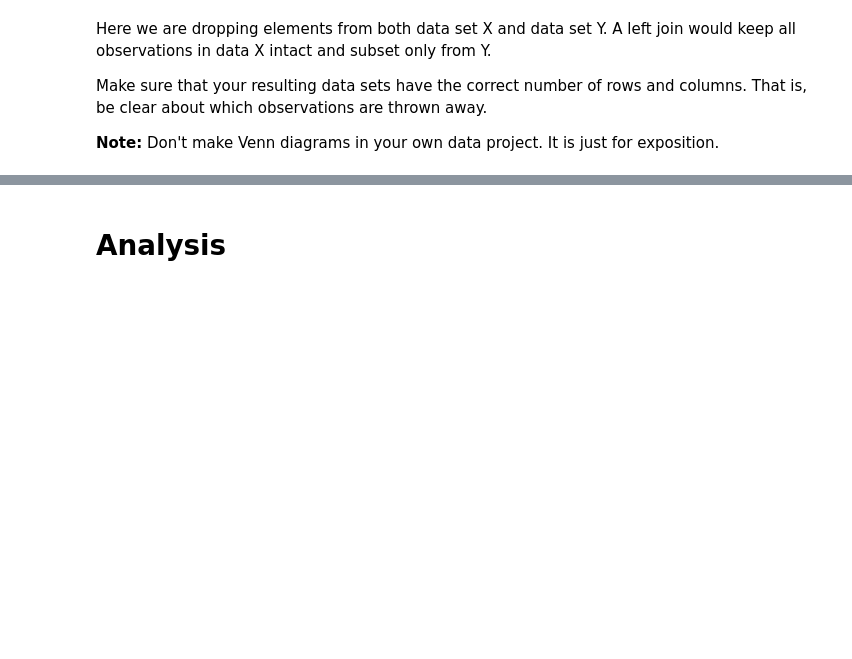
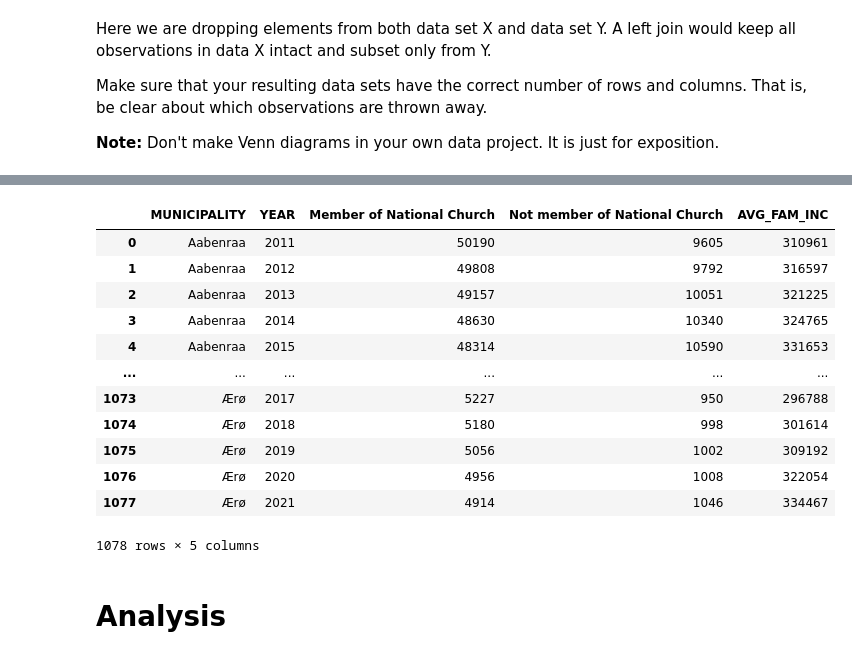
Before and after one commit to NumEconCopenhagen/projects-2023-andershuus_christianfogel, a Jupyter notebook: dataproject/dataproject.ipynb, the cells around one changed output, grey strips where cells are left out. Saved outputs shown, nothing was run; the diff lists cells and outputs as text; code cells hidden in the pictures; blank space fills up the shorter version.

```diff
--- a/dataproject/dataproject.ipynb
+++ b/dataproject/dataproject.ipynb
@@ -71,0 +300,3 @@ inc_table.head()
+# %%
+church_table_020=church_table_010.loc[:,['MUNICIPALITY', 'YEAR', 'FKMED']]
+church_table_020
@@ -71,0 +317,3 @@ inc_table.head()
+# %%
+church_table_030 = church_table_020.set_index(['MUNICIPALITY', 'YEAR', 'FKMED']).join(church_grouped, how='left').reset_index()
+church_table_030
@@ -71,0 +334,4 @@ inc_table.head()
+# %%
+#Transpose to get a variable for each outcome of FKMED
+church_table_040 = church_table_030.pivot(index=['MUNICIPALITY', 'YEAR'], columns='FKMED', values='NUMBER_OF_INDIVIDUALS').reset_index()
+church_table_040
@@ -97,3 +409,21 @@ Make sure that your resulting data sets have the correct number of rows and colu
+# %%
+#We do an inner join, so that we don't have any missing values.
+merged = pd.merge(church_table_040,inc_table_020,how='inner',on=['MUNICIPALITY','YEAR'])
+merged
+# %% [output]
+|  | MUNICIPALITY | YEAR | Member of National Church | Not member of National Church | AVG_FAM_INC |
+| 0 | Aabenraa | 2011 | 50190 | 9605 | 310961 |
+| 1 | Aabenraa | 2012 | 49808 | 9792 | 316597 |
+| 2 | Aabenraa | 2013 | 49157 | 10051 | 321225 |
+| 3 | Aabenraa | 2014 | 48630 | 10340 | 324765 |
+| 4 | Aabenraa | 2015 | 48314 | 10590 | 331653 |
+| ... | ... | ... | ... | ... | ... |
+| 1073 | Ærø | 2017 | 5227 | 950 | 296788 |
+| 1074 | Ærø | 2018 | 5180 | 998 | 301614 |
+| 1075 | Ærø | 2019 | 5056 | 1002 | 309192 |
+| 1076 | Ærø | 2020 | 4956 | 1008 | 322054 |
+| 1077 | Ærø | 2021 | 4914 | 1046 | 334467 |
+1078 rows × 5 columns
 # %% [markdown]
 # Analysis
 # %% [markdown]
```
Also changed, not shown: parts of 20 cells of this notebook.
